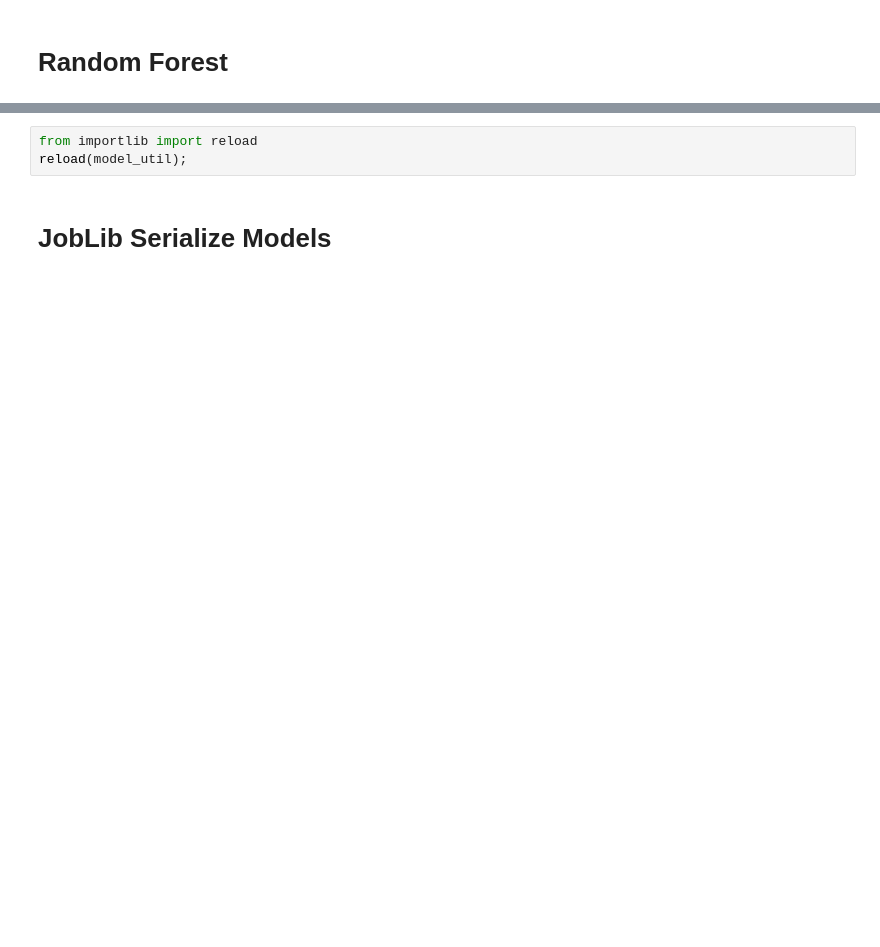
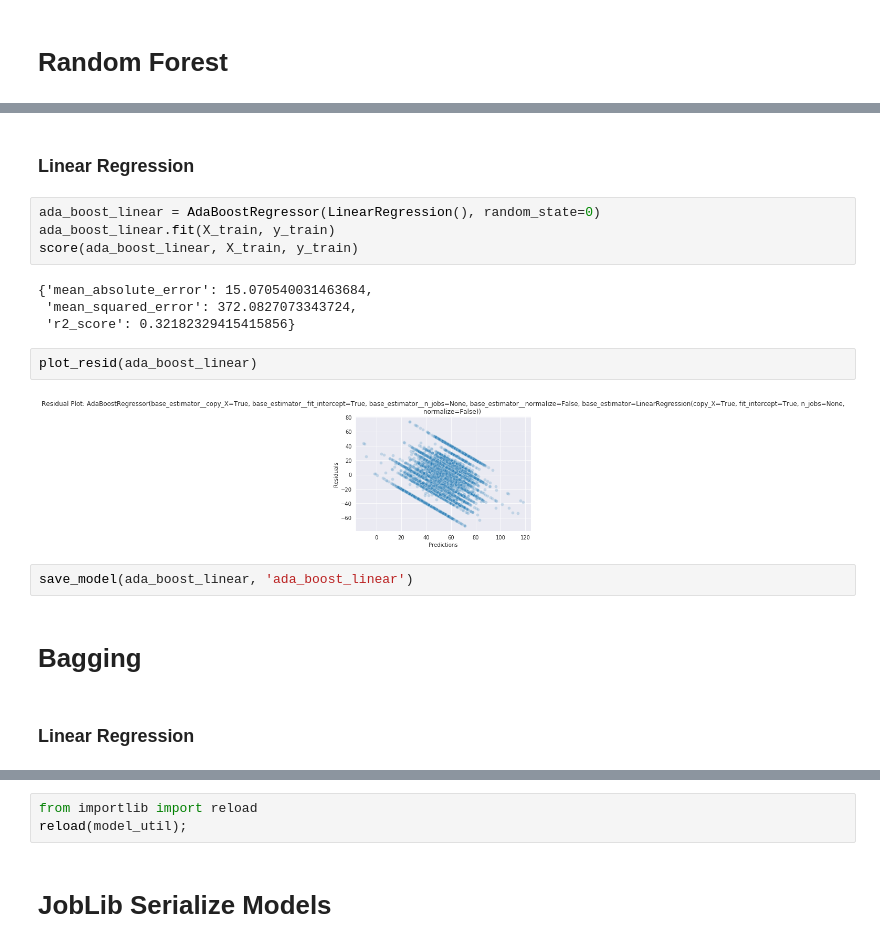
Before and after one commit to MattEding/EssayScorer, a Jupyter notebook: modeling.ipynb, the cells around one changed output, grey strips where cells are left out. Cells and saved outputs as stored; diff of their text form; blank space fills up the shorter version.

```diff
--- a/modeling.ipynb
+++ b/modeling.ipynb
@@ -182,0 +250,20 @@ plot_resid(rand_forest)
+# %% [markdown]
+### Linear Regression
+# %%
+ada_boost_linear = AdaBoostRegressor(LinearRegression(), random_state=0)
+ada_boost_linear.fit(X_train, y_train)
+score(ada_boost_linear, X_train, y_train)
+# %% [output]
+{'mean_absolute_error': 15.070540031463684,
+ 'mean_squared_error': 372.0827073343724,
+ 'r2_score': 0.32182329415415856}
+# %%
+plot_resid(ada_boost_linear)
+# %% [output]
+[figure, added]
+# %%
+save_model(ada_boost_linear, 'ada_boost_linear')
+# %% [markdown]
+# Bagging
+# %% [markdown]
+### Linear Regression
```
Also changed, not shown: parts of 44 cells of this notebook, 9 other files.
